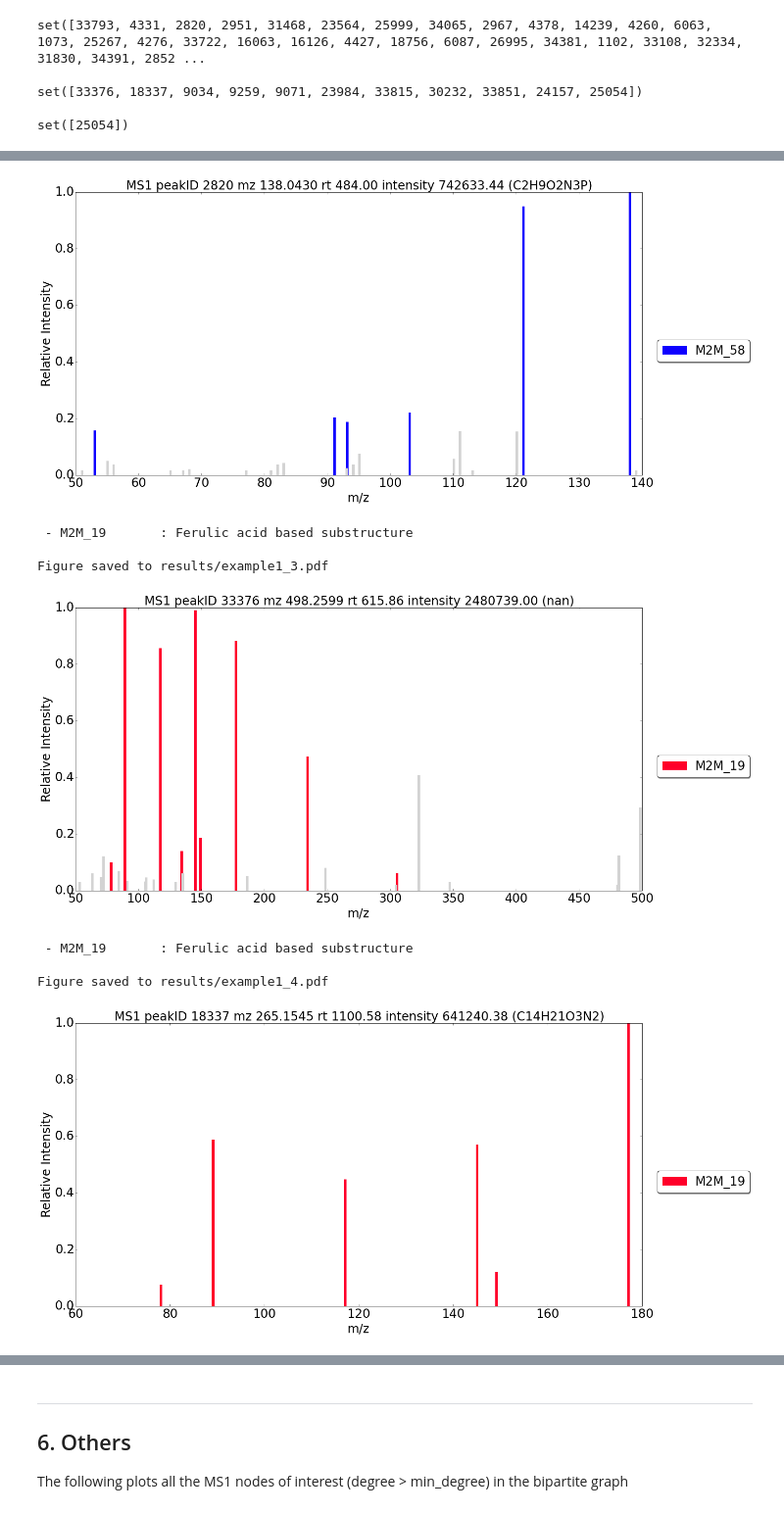
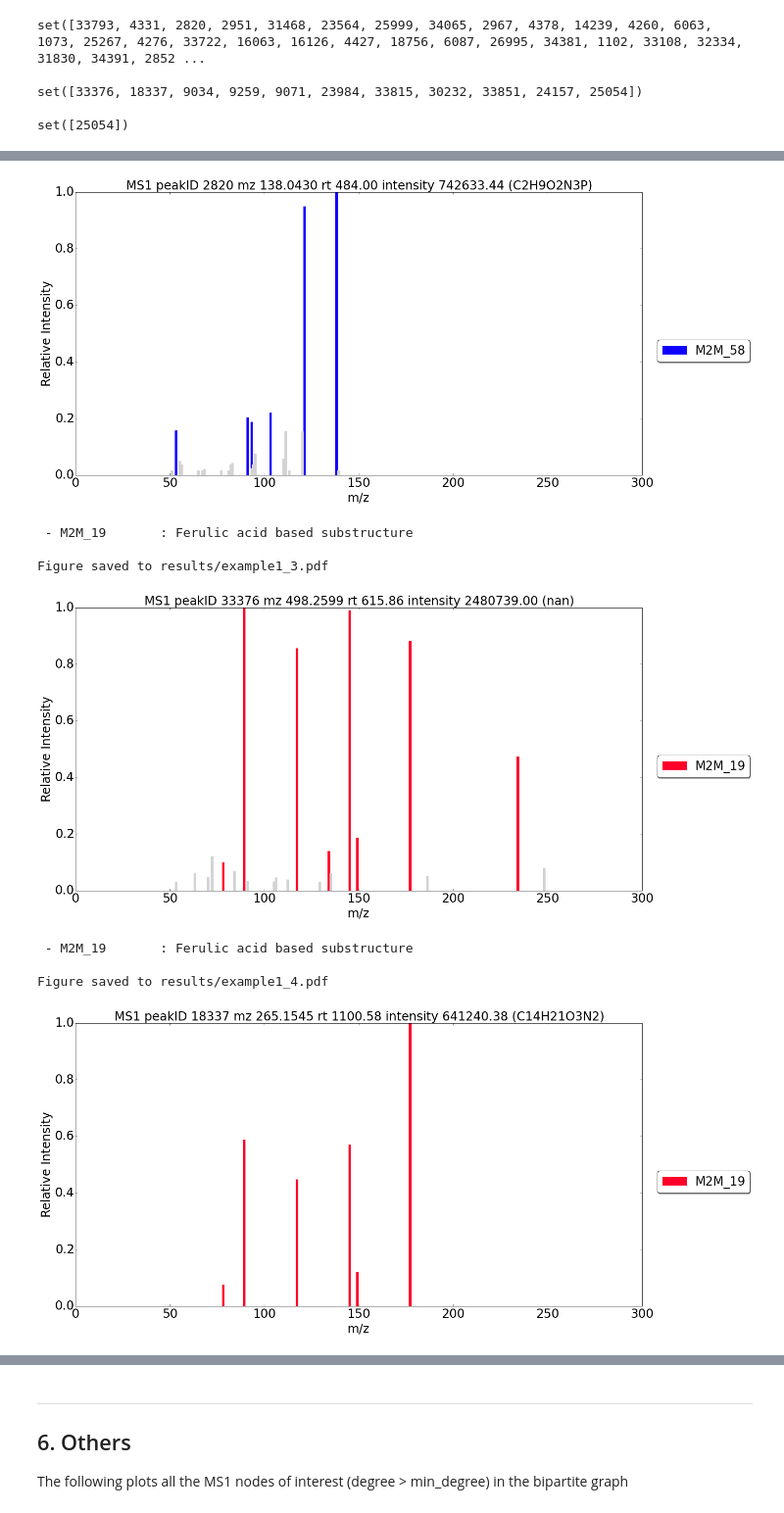
Before and after one commit to sdrogers/MS2LDA, a Jupyter notebook: notebooks/network_demo.ipynb, the cells around one changed output, grey strips where cells are left out. Shown: that part at 98% size. Cells and saved outputs as stored; diff of their text form; code cells hidden in the pictures.

Commit message:
fixed xrange and switched to another graph layout

```diff
--- a/notebooks/network_demo.ipynb
+++ b/notebooks/network_demo.ipynb
@@ -233,11 +232,9 @@ for i in range(len(ms1_list)):
     out_file = 'results/example1_%d.pdf' % i
 
     ms1 = ms1_list[i]
-    df = print_report(ms2lda, G, ms1, motif_annotation, motif_colour, motif_idx, word_map, save_to=out_file)
+    df = print_report(ms2lda, G, ms1, motif_annotation, motif_colour, motif_idx, word_map,
+                      save_to=out_file, xlim_upper=300)
     # display(df) # show the table to see the mz, annotations, etc
-
-# plot the network for these nodes
-plot_subgraph(G, m2m_list, ms1_list, motif_idx, motif_colour, save_to='results/example2.pdf')
 # %% [output]
  - M2M_58       : Phenylacetaldehyde substructure (benzene ring with ethanol group attached)
  - M2M_19       : Ferulic acid based substructure
@@ -251,12 +248,12 @@ Figure saved to results/example1_1.pdf
  - M2M_58       : Phenylacetaldehyde substructure (benzene ring with ethanol group attached)
 
 Figure saved to results/example1_2.pdf
-[figure, old version]
+[figure, new version]
  - M2M_19       : Ferulic acid based substructure
 
 Figure saved to results/example1_3.pdf
-[figure, old version]
+[figure, new version]
  - M2M_19       : Ferulic acid based substructure
 
 Figure saved to results/example1_4.pdf
-[figure, old version]
+[figure, new version]
```
Also changed, not shown: parts of 5 cells of this notebook, 7 other files.
